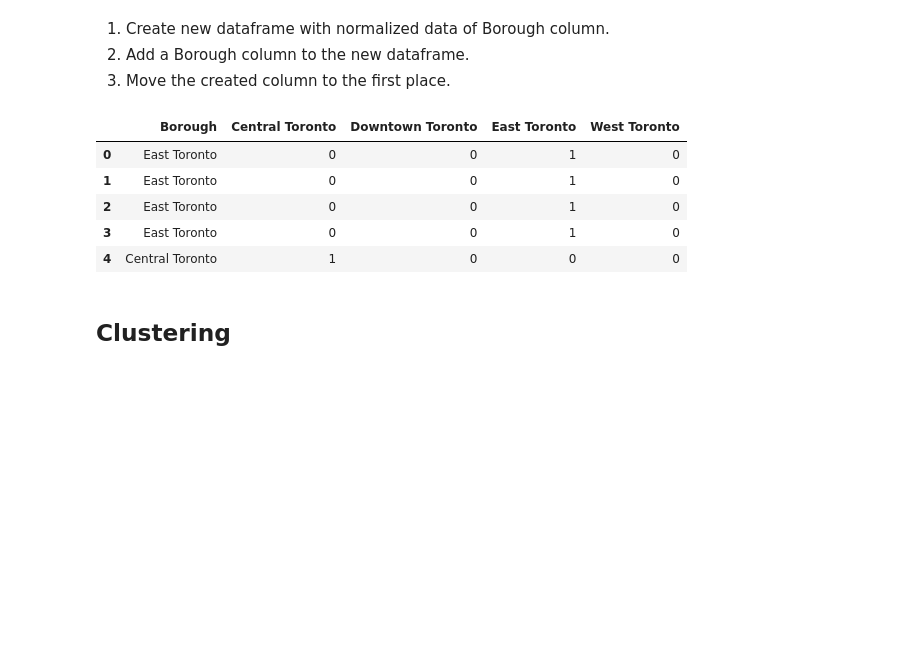
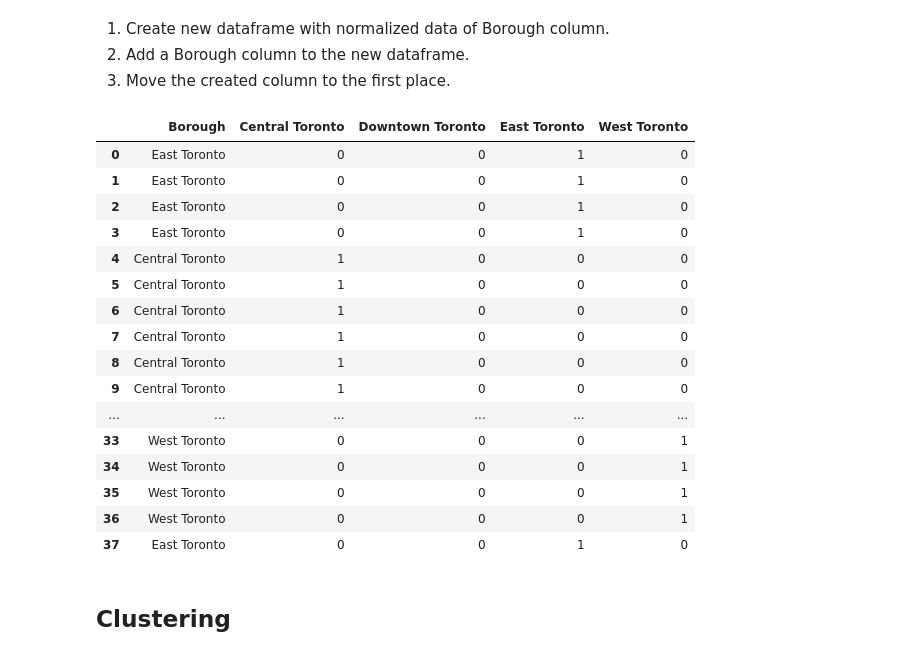
Before and after one commit to She2016/Coursera_Capstone, a Jupyter notebook: Coursera_Capstone.ipynb, the cells around one changed output. Saved outputs shown, nothing was run; the diff lists cells and outputs as text; code cells hidden in the pictures; blank space fills up the shorter version.

```diff
--- a/Coursera_Capstone.ipynb
+++ b/Coursera_Capstone.ipynb
@@ -140,18 +140,29 @@ The geograpical coordinate of Toronto are 43.653963, -79.387207.
 # %%
 toronto_onehot = pd.get_dummies(toronto_data[['Borough']], prefix="", prefix_sep="")
 toronto_onehot['Borough'] = toronto_data['Borough']
 
 fixed_columns = [toronto_onehot.columns[-1]] + list(toronto_onehot.columns[:-1])
 toronto_onehot = toronto_onehot[fixed_columns]
 
-toronto_onehot.head()
+toronto_onehot
 # %% [output]
 |  | Borough | Central Toronto | Downtown Toronto | East Toronto | West Toronto |
 | 0 | East Toronto | 0 | 0 | 1 | 0 |
 | 1 | East Toronto | 0 | 0 | 1 | 0 |
 | 2 | East Toronto | 0 | 0 | 1 | 0 |
 | 3 | East Toronto | 0 | 0 | 1 | 0 |
 | 4 | Central Toronto | 1 | 0 | 0 | 0 |
+| 5 | Central Toronto | 1 | 0 | 0 | 0 |
+| 6 | Central Toronto | 1 | 0 | 0 | 0 |
+| 7 | Central Toronto | 1 | 0 | 0 | 0 |
+| 8 | Central Toronto | 1 | 0 | 0 | 0 |
+| 9 | Central Toronto | 1 | 0 | 0 | 0 |
+| ... | ... | ... | ... | ... | ... |
+| 33 | West Toronto | 0 | 0 | 0 | 1 |
+| 34 | West Toronto | 0 | 0 | 0 | 1 |
+| 35 | West Toronto | 0 | 0 | 0 | 1 |
+| 36 | West Toronto | 0 | 0 | 0 | 1 |
+| 37 | East Toronto | 0 | 0 | 1 | 0 |
 # %% [markdown]
 ## Clustering
 # %% [markdown]
```
Also changed, not shown: parts of 1 cell of this notebook.
